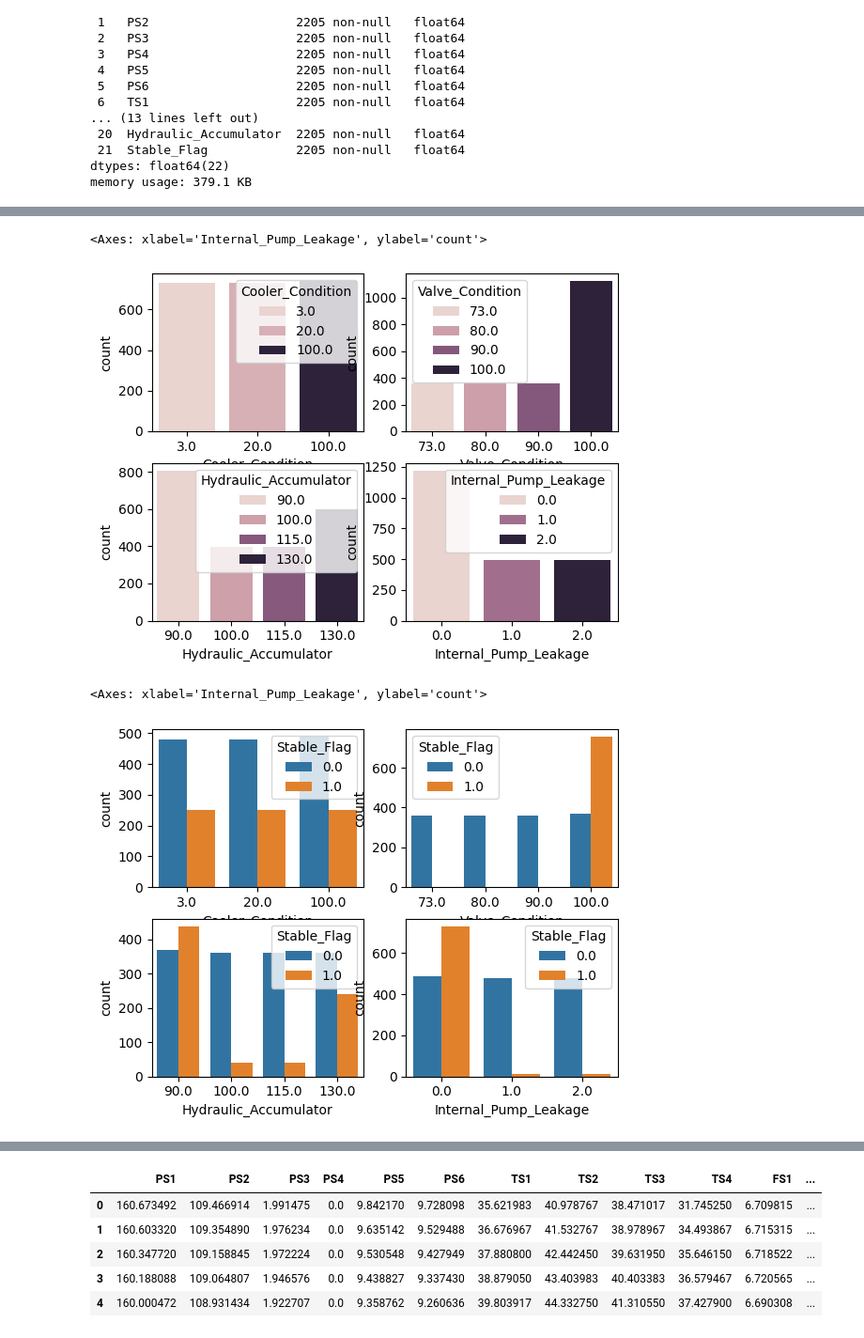
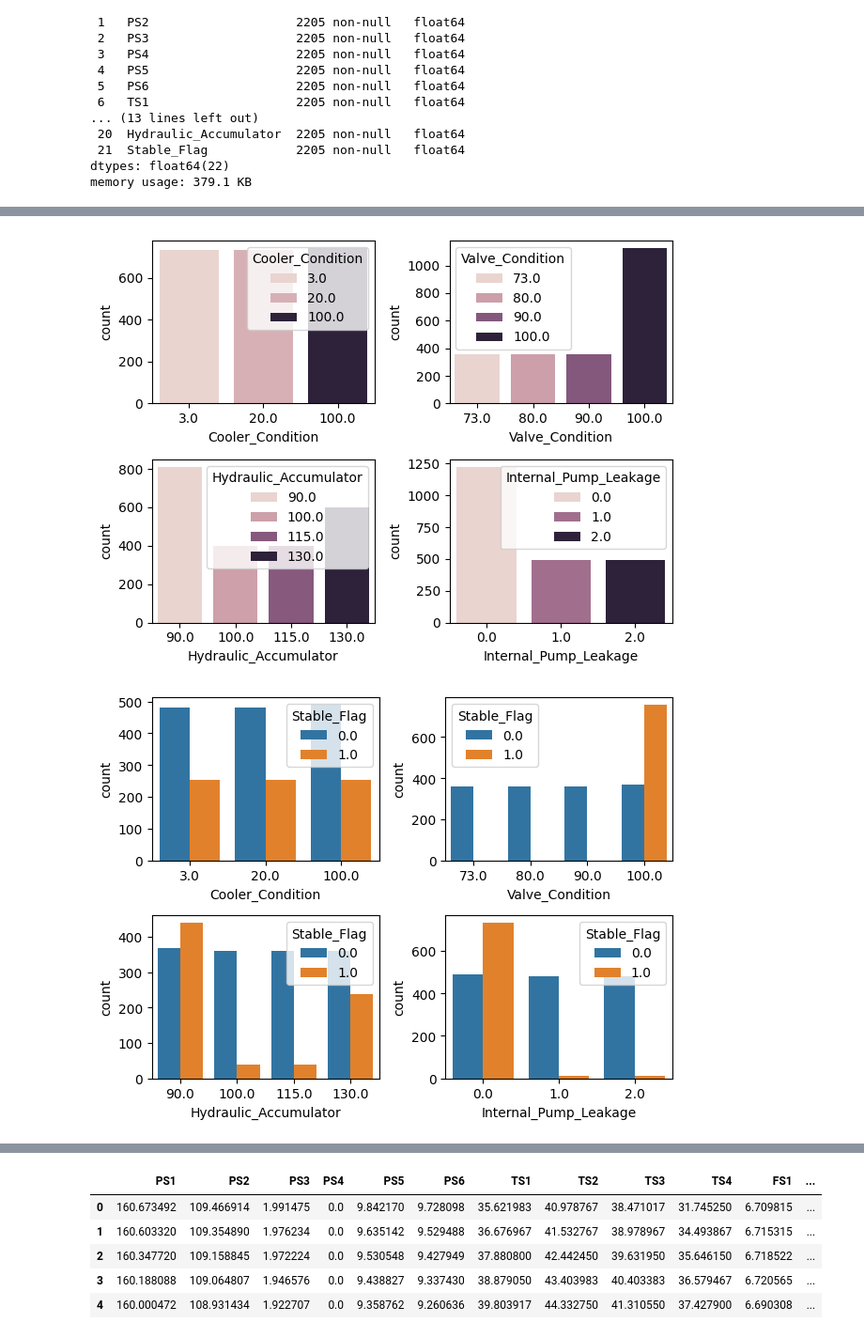
Before and after one commit to rishi-pardeshii/condition-monitoring-of-hydraulic-system, a Jupyter notebook: main.ipynb, the cells around one changed output, grey strips where cells are left out. Shown at 94% size. Cells and saved outputs as stored; diff of their text form; code cells hidden in the pictures.

```diff
--- a/main.ipynb
+++ b/main.ipynb
@@ -65,24 +108,28 @@ memory usage: 379.1 KB
 # %%
-plt.subplot(2,2,1)
+# Count plots for each target variable — shows how many samples fall into each condition category
+plt.subplot(2, 2, 1)
 sns.countplot(x='Cooler_Condition', data=df, hue='Cooler_Condition')
-plt.subplot(2,2,2)
+plt.subplot(2, 2, 2)
 sns.countplot(x='Valve_Condition', data=df, hue='Valve_Condition')
-plt.subplot(2,2,3)
+plt.subplot(2, 2, 3)
 sns.countplot(x='Hydraulic_Accumulator', data=df, hue='Hydraulic_Accumulator')
-plt.subplot(2,2,4)
+plt.subplot(2, 2, 4)
 sns.countplot(x='Internal_Pump_Leakage', data=df, hue='Internal_Pump_Leakage')
+
+plt.tight_layout()
 # %% [output]
-<Axes: xlabel='Internal_Pump_Leakage', ylabel='count'>
-[figure, old version]
+[figure, new version]
 # %%
-plt.subplot(2,2,1)
+# Same conditions, but now colored by Stable_Flag to see if unstable cycles skew any class
+plt.subplot(2, 2, 1)
 sns.countplot(x='Cooler_Condition', data=df, hue='Stable_Flag')
-plt.subplot(2,2,2)
+plt.subplot(2, 2, 2)
 sns.countplot(x='Valve_Condition', data=df, hue='Stable_Flag')
-plt.subplot(2,2,3)
+plt.subplot(2, 2, 3)
 sns.countplot(x='Hydraulic_Accumulator', data=df, hue='Stable_Flag')
-plt.subplot(2,2,4)
+plt.subplot(2, 2, 4)
 sns.countplot(x='Internal_Pump_Leakage', data=df, hue='Stable_Flag')
+
+plt.tight_layout()
 # %% [output]
-<Axes: xlabel='Internal_Pump_Leakage', ylabel='count'>
-[figure, old version]
+[figure, new version]
```
Also changed, not shown: parts of 70 cells of this notebook, 10 other files.
